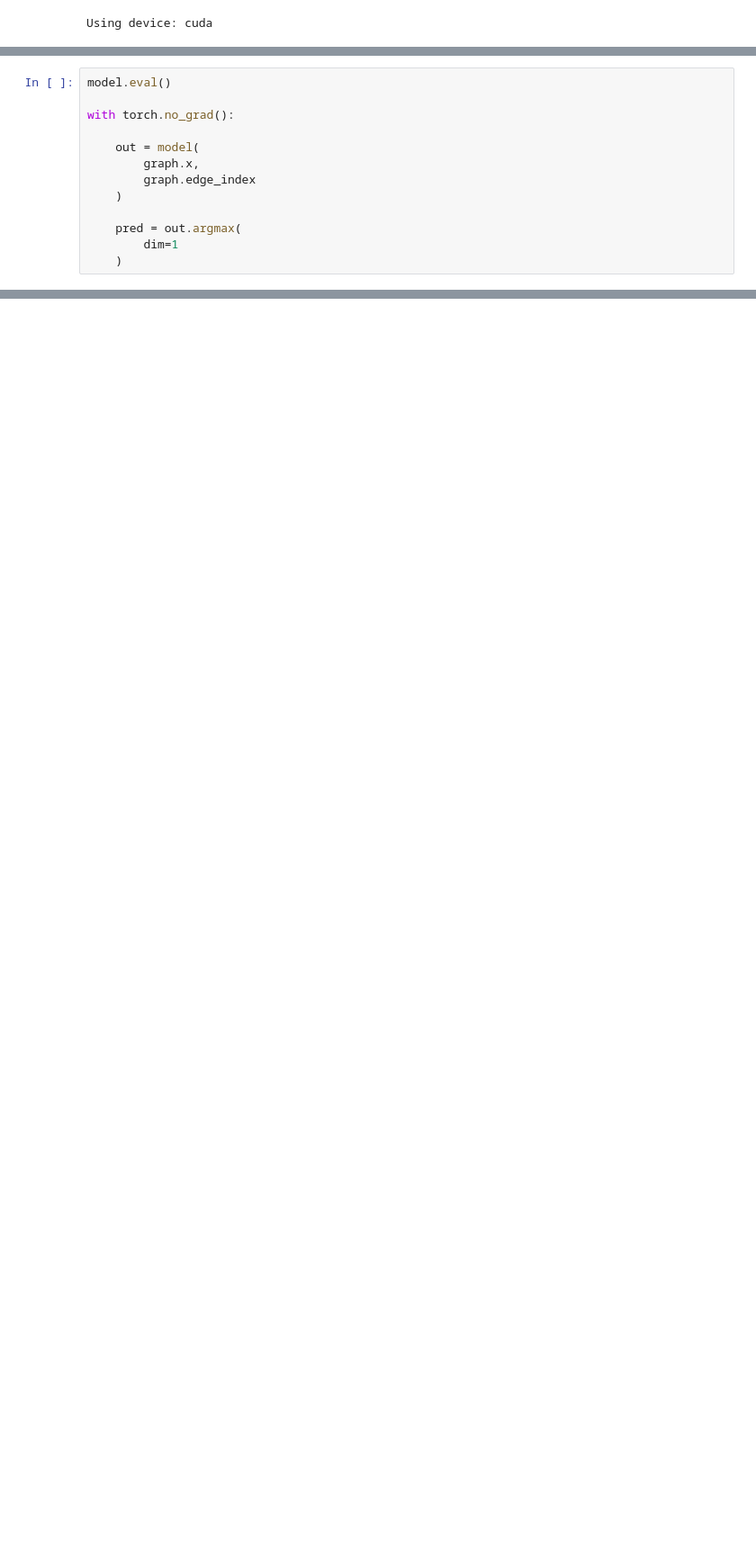
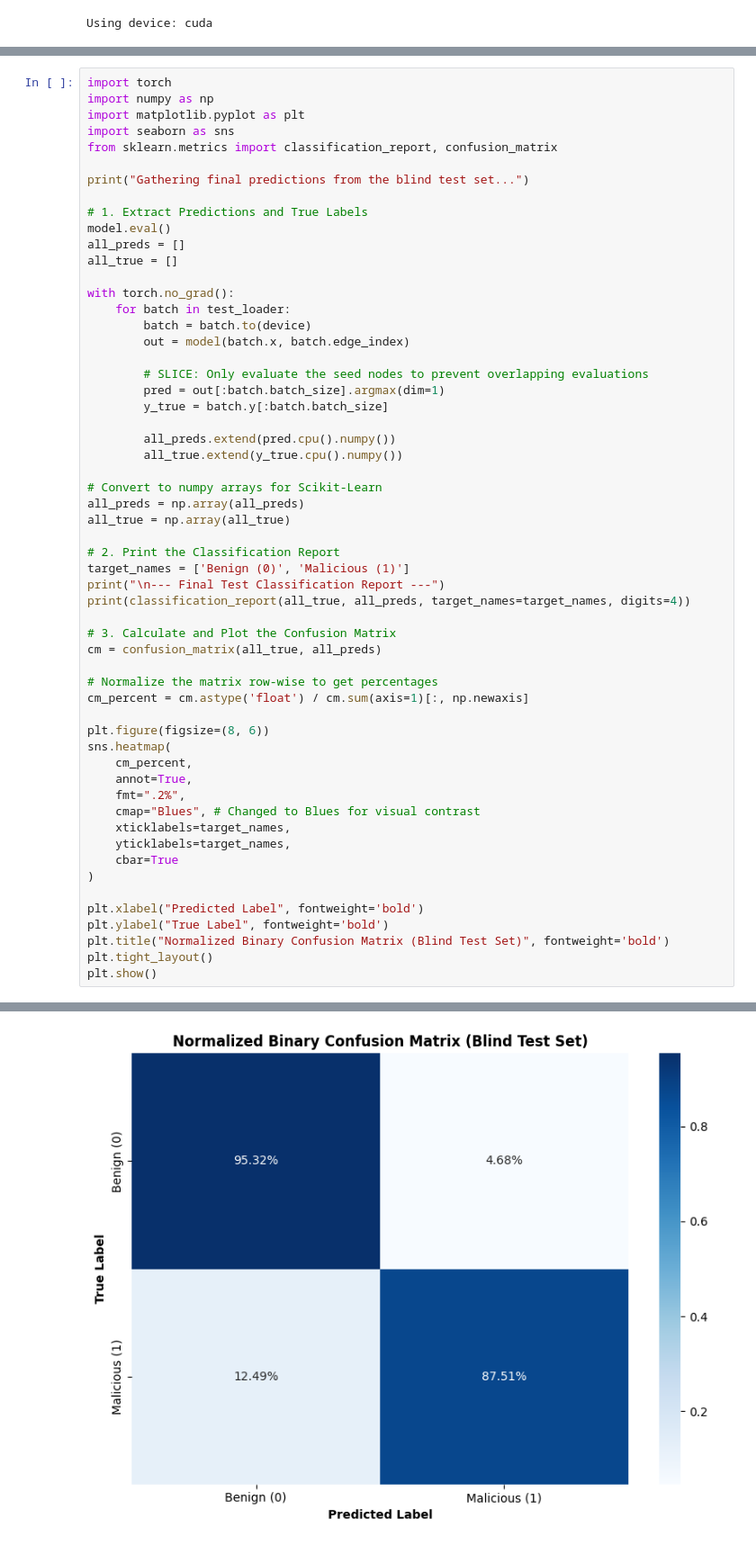
Before and after one commit to BALJITrs7/GNN-IDS, a Jupyter notebook: FlowGraph_GATv2.ipynb, the cells around one changed output, grey strips where cells are left out. Shown at 90% size. Saved outputs shown, nothing was run; the diff lists cells and outputs as text; blank space fills up the shorter version.

```diff
--- a/FlowGraph_GATv2.ipynb
+++ b/FlowGraph_GATv2.ipynb
@@ -460,13 +493,0 @@ Epoch 29 | Loss: 0.2133 | Train Acc: 0.9092
-# %%
-model.eval()
-
-with torch.no_grad():
-
-    out = model(
-        graph.x,
-        graph.edge_index
-    )
-
-    pred = out.argmax(
-        dim=1
-    )
@@ -525,0 +494,58 @@ plt.show()
+# %%
+import torch
+import numpy as np
+import matplotlib.pyplot as plt
+import seaborn as sns
+from sklearn.metrics import classification_report, confusion_matrix
+
+print("Gathering final predictions from the blind test set...")
+
+# 1. Extract Predictions and True Labels
+model.eval()
+all_preds = []
+all_true = []
+
+with torch.no_grad():
+    for batch in test_loader:
+        batch = batch.to(device)
+        out = model(batch.x, batch.edge_index)
+
+        # SLICE: Only evaluate the seed nodes to prevent overlapping evaluations
+        pred = out[:batch.batch_size].argmax(dim=1)
+        y_true = batch.y[:batch.batch_size]
+
+        all_preds.extend(pred.cpu().numpy())
+        all_true.extend(y_true.cpu().numpy())
+
+# Convert to numpy arrays for Scikit-Learn
+all_preds = np.array(all_preds)
+all_true = np.array(all_true)
+
+# 2. Print the Classification Report
+target_names = ['Benign (0)', 'Malicious (1)']
+print("\n--- Final Test Classification Report ---")
+print(classification_report(all_true, all_preds, target_names=target_names, digits=4))
+
+# 3. Calculate and Plot the Confusion Matrix
+cm = confusion_matrix(all_true, all_preds)
+
+# Normalize the matrix row-wise to get percentages
+cm_percent = cm.astype('float') / cm.sum(axis=1)[:, np.newaxis]
+
+plt.figure(figsize=(8, 6))
+sns.heatmap(
+    cm_percent,
+    annot=True,
+    fmt=".2%",
+    cmap="Blues", # Changed to Blues for visual contrast
+    xticklabels=target_names,
+    yticklabels=target_names,
+    cbar=True
+)
+
+plt.xlabel("Predicted Label", fontweight='bold')
+plt.ylabel("True Label", fontweight='bold')
+plt.title("Normalized Binary Confusion Matrix (Blind Test Set)", fontweight='bold')
+plt.tight_layout()
+plt.show()
+# %% [output]
@@ -525,0 +563 @@ plt.show()
+[figure, added]
```
Also changed, not shown: parts of 7 cells of this notebook.
